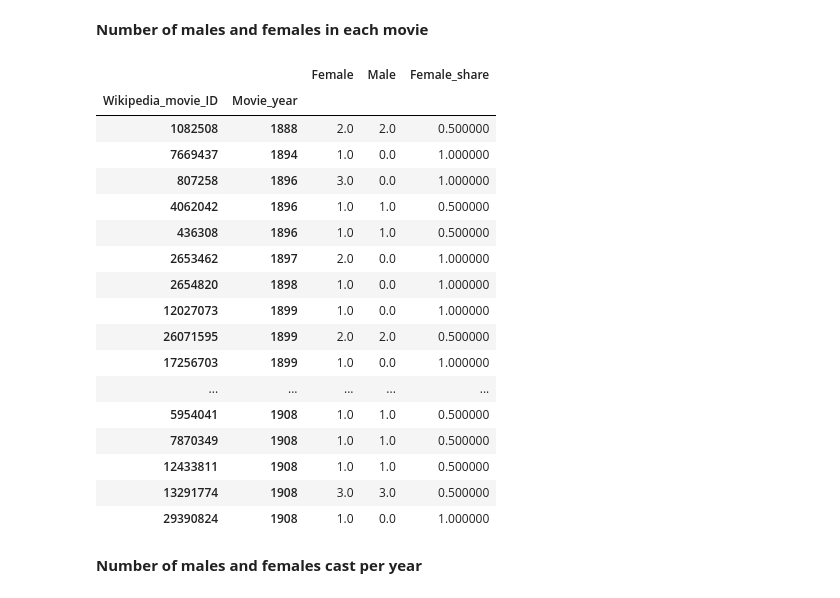
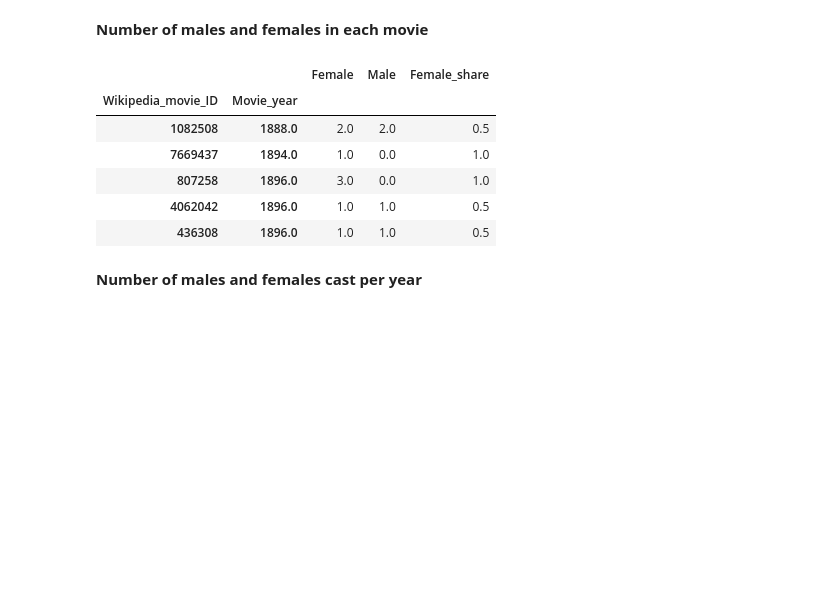
Before and after one commit to epfl-ada/ada-2022-project-silvermafia2022, a Jupyter notebook: project_movies.ipynb, the cells around one changed output. Drawn from its saved outputs; the diff is of its cells as text; code cells hidden in the pictures; blank space fills up the shorter version.

Commit message:
dataframe for question 2

```diff
--- a/project_movies.ipynb
+++ b/project_movies.ipynb
@@ -494,8 +494,8 @@ print(f'{character_md.iloc[:,5].isnull().sum()} rows are discarded.\n This corre
 # %%
 #take out "unnecessary" columns for the moment
 character_gender = character_md_gender.copy()
-character_gender = character_gender[['Wikipedia_movie_ID',
-                                       'Movie_release_date','Character_name',
-                                       'Actor_gender','Actor_name']]
+#character_gender = character_gender[['Wikipedia_movie_ID',
+#                                       'Movie_release_date','Character_name',
+#                                       'Actor_gender','Actor_name']]
 character_gender.head(5)
 # %% [output]
@@ -527,8 +535,8 @@ Actor_name                    object
 dtype: object
 # %%
 #create new column only with movie_release_year
-character_gender['Movie_year'] = character_gender['Movie_release_date'].dt.year.fillna(0.0).astype(int)
-character_gender = character_gender[character_gender.Movie_year != 0]
+character_gender['Movie_year'] = character_gender['Movie_release_date'].dt.year#.fillna(0.0).astype(int)
+#character_gender = character_gender[character_gender.Movie_year != 0]
 #df[list("ABCD")] = df[list("ABCD")].fillna(0.0).astype(int)
 character_gender.head(5)
 # %% [output]
@@ -810,43 +806,36 @@ character_gender.head(5)
 **Number of males and females in each movie**
 # %%
 grouped_gender = character_gender.copy()
-del grouped_gender['Character_name'], grouped_gender['Actor_name'], grouped_gender['Movie_release_date']
+grouped_gender = grouped_gender[['Wikipedia_movie_ID','Actor_gender', 'Movie_year']]
+
+#del grouped_gender['Character_name'], grouped_gender['Actor_name'], grouped_gender['Movie_release_date']
+
+
 
 #Count the number of female/male actors for each movie
 grouped_gender_F = grouped_gender.loc[grouped_gender.Actor_gender == 'F']
 grouped_gender_F_movie = grouped_gender_F.groupby(['Wikipedia_movie_ID','Movie_year']).count()
 grouped_gender_F_movie = grouped_gender_F_movie.rename(columns = {'Actor_gender':'Female'}).sort_values(by = 'Movie_year')
 
 grouped_gender_M = grouped_gender.loc[grouped_gender.Actor_gender == 'M']
 grouped_gender_M_movie = grouped_gender_M.groupby(['Wikipedia_movie_ID','Movie_year']).count()
 grouped_gender_M_movie = grouped_gender_M_movie.rename(columns = {'Actor_gender':'Male'}).sort_values(by = 'Movie_year')
 
 #Merge the number of males and females for each movie
 grouped_gender_movie = pd.merge(grouped_gender_F_movie, grouped_gender_M_movie, on = ['Wikipedia_movie_ID', 'Movie_year'], how = 'outer')
 grouped_gender_movie = grouped_gender_movie.fillna(0)
 
 #Create metric to compare the number of females with number of males (1: only females in the movie, 0: only males)
 grouped_gender_movie['Female_share'] = grouped_gender_movie.Female/(grouped_gender_movie.Female + grouped_gender_movie.Male)
-grouped_gender_movie.head(30)
+grouped_gender_movie.head(5)
 # %% [output]
 |  |  | Female | Male | Female_share |
 | Wikipedia_movie_ID | Movie_year |  |  |  |
-| 1082508 | 1888 | 2.0 | 2.0 | 0.500000 |
-| 7669437 | 1894 | 1.0 | 0.0 | 1.000000 |
-| 807258 | 1896 | 3.0 | 0.0 | 1.000000 |
-| 4062042 | 1896 | 1.0 | 1.0 | 0.500000 |
-| 436308 | 1896 | 1.0 | 1.0 | 0.500000 |
-| 2653462 | 1897 | 2.0 | 0.0 | 1.000000 |
-| 2654820 | 1898 | 1.0 | 0.0 | 1.000000 |
-| 12027073 | 1899 | 1.0 | 0.0 | 1.000000 |
-| 26071595 | 1899 | 2.0 | 2.0 | 0.500000 |
-| 17256703 | 1899 | 1.0 | 0.0 | 1.000000 |
-| ... | ... | ... | ... | ... |
-| 5954041 | 1908 | 1.0 | 1.0 | 0.500000 |
-| 7870349 | 1908 | 1.0 | 1.0 | 0.500000 |
-| 12433811 | 1908 | 1.0 | 1.0 | 0.500000 |
-| 13291774 | 1908 | 3.0 | 3.0 | 0.500000 |
-| 29390824 | 1908 | 1.0 | 0.0 | 1.000000 |
+| 1082508 | 1888.0 | 2.0 | 2.0 | 0.5 |
+| 7669437 | 1894.0 | 1.0 | 0.0 | 1.0 |
+| 807258 | 1896.0 | 3.0 | 0.0 | 1.0 |
+| 4062042 | 1896.0 | 1.0 | 1.0 | 0.5 |
+| 436308 | 1896.0 | 1.0 | 1.0 | 0.5 |
 # %% [markdown]
 **Number of males and females cast per year**
 # %%
```
Also changed, not shown: parts of 11 cells of this notebook.
